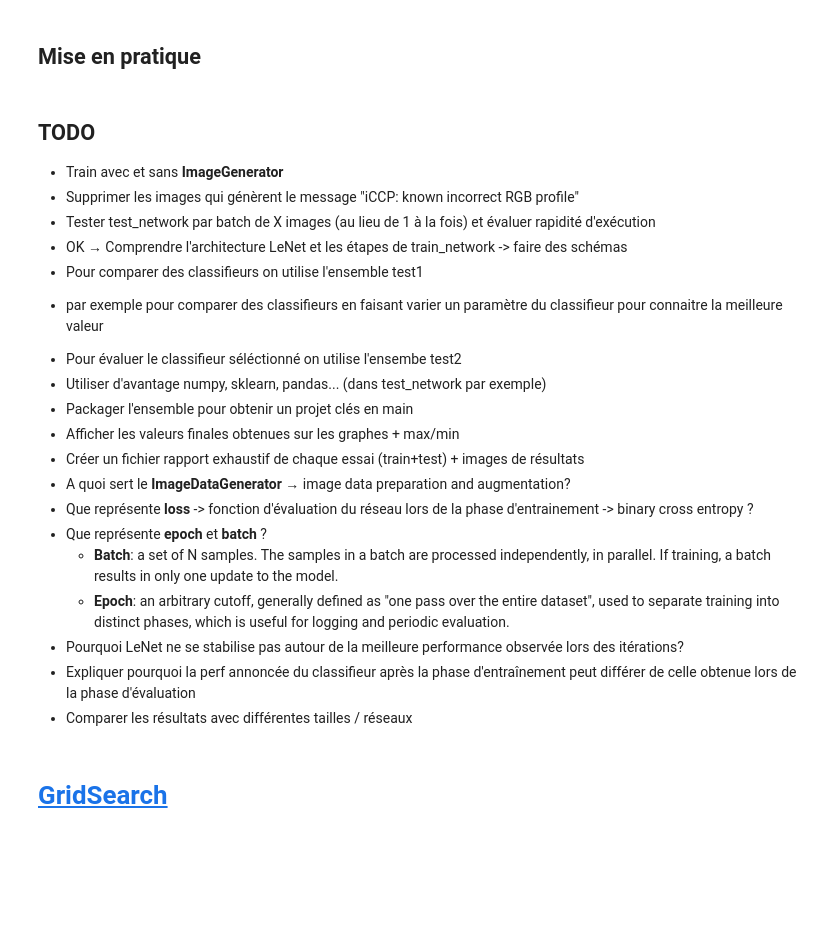
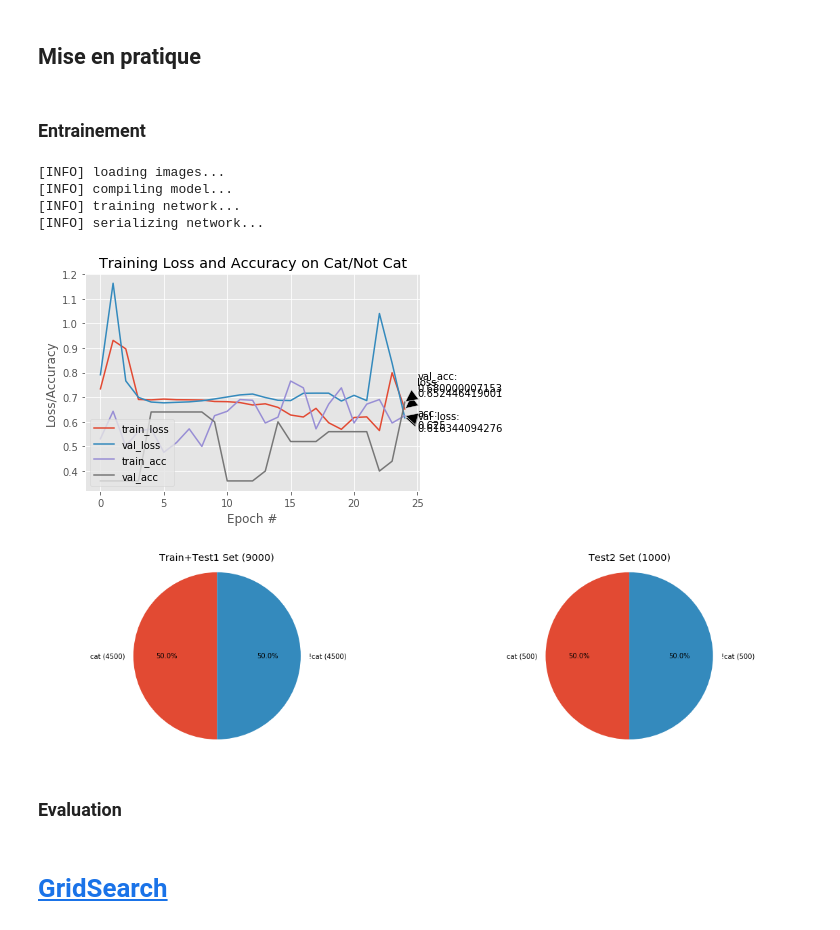
Before and after one commit to gabrielvv/imgpred, a Jupyter notebook: Image Classification.ipynb, the cells around one changed output. Drawn from its saved outputs; the diff is of its cells as text; code cells hidden in the pictures; blank space fills up the shorter version.

```diff
--- a/Image Classification.ipynb
+++ b/Image Classification.ipynb
@@ -354,15 +368,26 @@ def test_network(dataset_path, width, model_path, verbose=1):
     return (y_true, y_pred, imgs)
 # %% [markdown]
 ## Mise en pratique
+# %% [markdown]
+### Entrainement
 # %%
 from imgpred import gvutils
 from importlib import reload
 reload(gvutils)
 
 # %matplotlib inline
-(N, H) = train_network("images/train", 28, "models/cat_not_cat_XX.model", LeNet, 0)
+(N, H) = train_network("images/train", 28, "models/cat_not_cat_XX.model", LeNet, 0, 100)
 gvutils.print_save_plot(N, H, "reporting/plot_XX.png")
 gvutils.imgs_stats("images")
+# %% [output]
+[INFO] loading images...
+[INFO] compiling model...
+[INFO] training network...
+[INFO] serializing network...
+[figure, added]
+[figure, added]
+# %% [markdown]
+### Evaluation
 # %%
 from imgpred import gvutils
 reload(gvutils)
@@ -387,24 +408,2 @@ for size in [28, 64, 128]:
-# %% [markdown]
-## TODO
-
-* Train avec et sans **ImageGenerator**
-* Supprimer les images qui génèrent le message "iCCP: known incorrect RGB profile"
-* Tester test_network par batch de X images (au lieu de 1 à la fois) et évaluer rapidité d'exécution
-* OK → Comprendre l'architecture LeNet et les étapes de train_network -> faire des schémas
-* Pour comparer des classifieurs on utilise l'ensemble test1
- - par exemple pour comparer des classifieurs en faisant varier un paramètre du classifieur pour connaitre la meilleure valeur
-* Pour évaluer le classifieur séléctionné on utilise l'ensembe test2
-* Utiliser d'avantage numpy, sklearn, pandas... (dans test_network par exemple)
-* Packager l'ensemble pour obtenir un projet clés en main
-* Afficher les valeurs finales obtenues sur les graphes + max/min
-* Créer un fichier rapport exhaustif de chaque essai (train+test) + images de résultats
-* A quoi sert le **ImageDataGenerator** → image data preparation and augmentation?
-* Que représente **loss** -> fonction d'évaluation du réseau lors de la phase d'entrainement -> binary cross entropy ?
-* Que représente **epoch** et **batch** ?
-    * **Batch**: a set of N samples. The samples in a batch are processed independently, in parallel. If training, a batch results in only one update to the model.
-    * **Epoch**: an arbitrary cutoff, generally defined as "one pass over the entire dataset", used to separate training into distinct phases, which is useful for logging and periodic evaluation.
-* Pourquoi LeNet ne se stabilise pas autour de la meilleure performance observée lors des itérations?
-* Expliquer pourquoi la perf annoncée du classifieur après la phase d'entraînement peut différer de celle obtenue lors de la phase d'évaluation
-* Comparer les résultats avec différentes tailles / réseaux
 # %% [markdown]
 # [GridSearch](https://machinelearningmastery.com/grid-search-hyperparameters-deep-learning-models-python-keras/)
```
Also changed, not shown: parts of 11 cells of this notebook, 23 other files.
